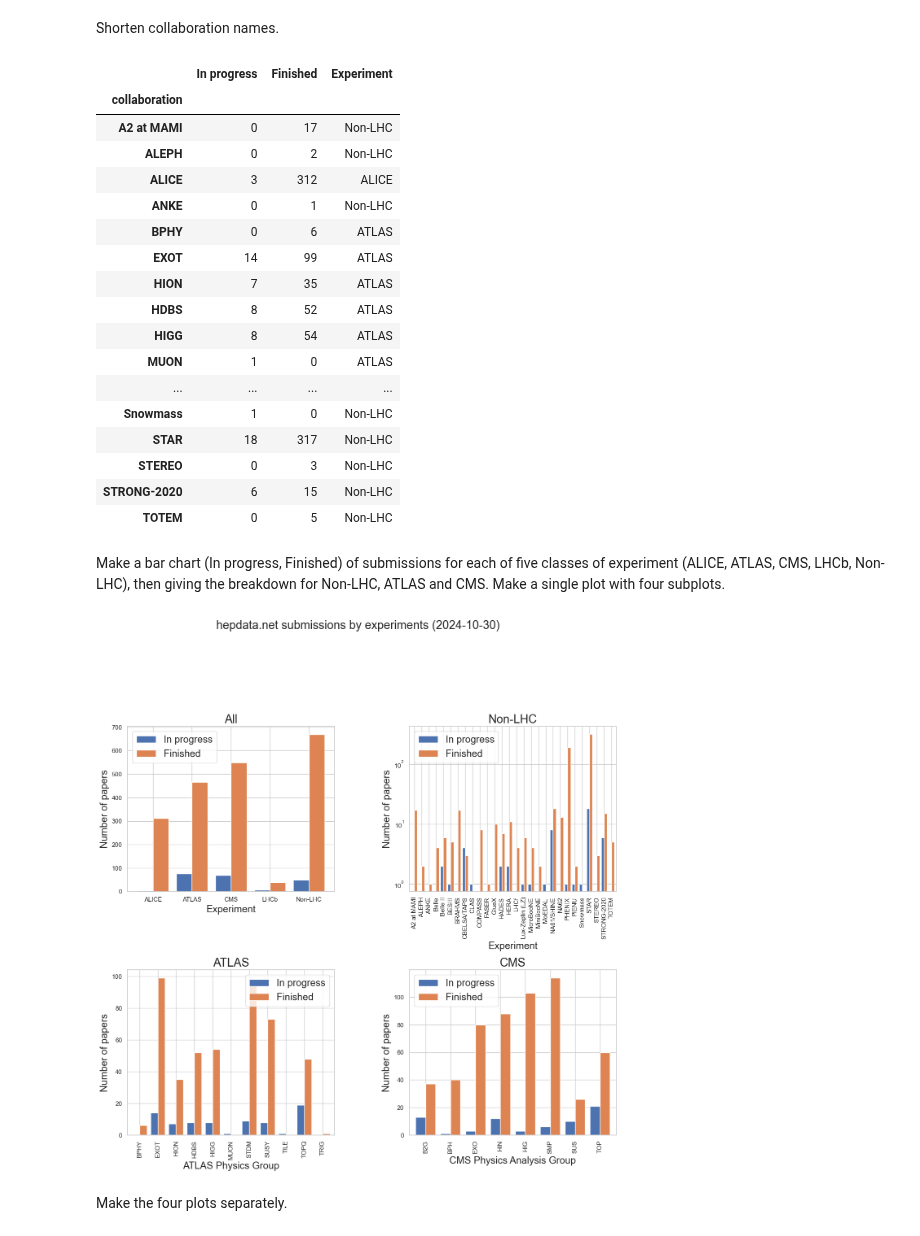
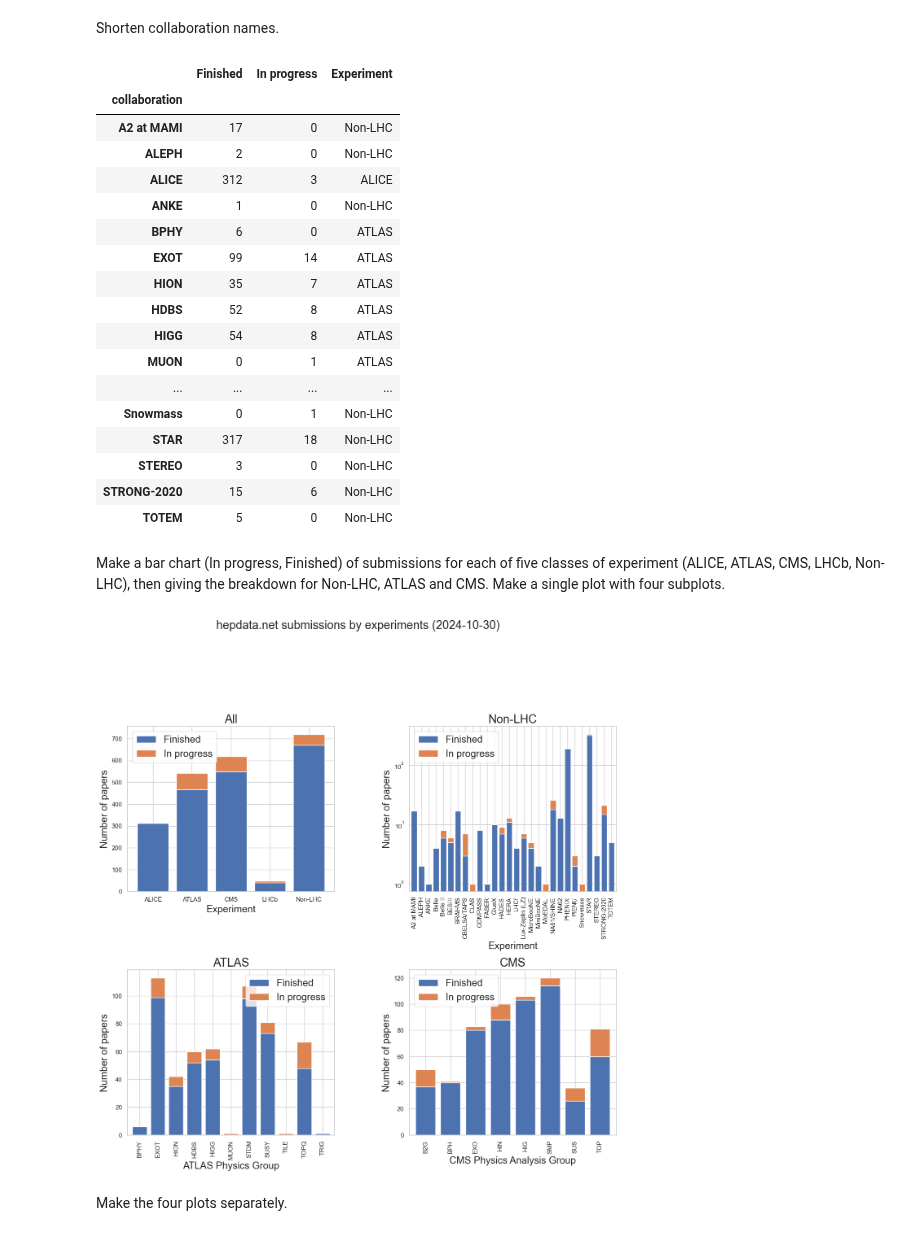
Before and after one commit to HEPData/miscellaneous, a Jupyter notebook: notebooks/plot_submissions_per_coordinator.ipynb, the cells around one changed output. Saved outputs shown, nothing was run; the diff lists cells and outputs as text; code cells hidden in the pictures.

```diff
--- a/notebooks/plot_submissions_per_coordinator.ipynb
+++ b/notebooks/plot_submissions_per_coordinator.ipynb
@@ -10,6 +10,8 @@ sns.set_theme(style='whitegrid')
 date = '2024-10-30'
 # %%
 df = pd.read_csv('submissions_per_coordinator_{}.csv'.format(date), index_col='collaboration', usecols=['collaboration', 'version', 'number_todo', 'number_finished'])
+# %%
+df = df.reindex(columns=['version', 'number_finished', 'number_todo'])
 # %%
 df.head()
 # %% [output]
@@ -23,7 +25,7 @@ df.head()
 # %% [markdown]
 Rename columns and drop `Geant4` and `IPPP Durham` collaborations.
 # %%
-df.rename(columns={'number_todo': 'In progress', 'number_finished': 'Finished'}, inplace=True)
+df.rename(columns={'number_finished': 'Finished', 'number_todo': 'In progress'}, inplace=True)
 # %%
 df = df.drop(['Geant4', 'IPPP Durham'])
 # %% [markdown]
@@ -113,53 +115,53 @@ df = df.rename(index={
 # %%
 df
 # %% [output]
-|  | In progress | Finished | Experiment |
+|  | Finished | In progress | Experiment |
 | collaboration |  |  |  |
-| A2 at MAMI | 0 | 17 | Non-LHC |
-| ALEPH | 0 | 2 | Non-LHC |
-| ALICE | 3 | 312 | ALICE |
-| ANKE | 0 | 1 | Non-LHC |
-| BPHY | 0 | 6 | ATLAS |
-| EXOT | 14 | 99 | ATLAS |
-| HION | 7 | 35 | ATLAS |
-| HDBS | 8 | 52 | ATLAS |
-| HIGG | 8 | 54 | ATLAS |
-| MUON | 1 | 0 | ATLAS |
+| A2 at MAMI | 17 | 0 | Non-LHC |
+| ALEPH | 2 | 0 | Non-LHC |
+| ALICE | 312 | 3 | ALICE |
+| ANKE | 1 | 0 | Non-LHC |
+| BPHY | 6 | 0 | ATLAS |
+| EXOT | 99 | 14 | ATLAS |
+| HION | 35 | 7 | ATLAS |
+| HDBS | 52 | 8 | ATLAS |
+| HIGG | 54 | 8 | ATLAS |
+| MUON | 0 | 1 | ATLAS |
 | ... | ... | ... | ... |
-| Snowmass | 1 | 0 | Non-LHC |
-| STAR | 18 | 317 | Non-LHC |
-| STEREO | 0 | 3 | Non-LHC |
-| STRONG-2020 | 6 | 15 | Non-LHC |
-| TOTEM | 0 | 5 | Non-LHC |
+| Snowmass | 0 | 1 | Non-LHC |
+| STAR | 317 | 18 | Non-LHC |
+| STEREO | 3 | 0 | Non-LHC |
+| STRONG-2020 | 15 | 6 | Non-LHC |
+| TOTEM | 5 | 0 | Non-LHC |
 # %% [markdown]
 Make a bar chart (In progress, Finished) of submissions for each of five classes of experiment (ALICE, ATLAS, CMS, LHCb, Non-LHC), then giving the breakdown for Non-LHC, ATLAS and CMS.  Make a single plot with four subplots.
 # %%
 experiments = ['All', 'Non-LHC', 'ATLAS', 'CMS']
 plt.figure(facecolor='white', figsize=(15,15))
 for sub in range(1, 5):
     ax = plt.subplot(2, 2, sub)
     experiment = experiments[sub-1]
     if experiment == 'All':
-        df_experiment.plot(kind='bar', rot=0, ax=ax, width=0.8)
+        df_experiment.plot(kind='bar', rot=0, ax=ax, width=0.8, stacked=True)
         plt.xlabel('Experiment', fontsize='x-large')
     else:
-        df[df['Experiment'] == experiment].plot(kind='bar', rot=90, ax=ax, width=0.8)
+        df[df['Experiment'] == experiment].plot(kind='bar', rot=90, ax=ax, width=0.8, stacked=True)
         if experiment == 'ATLAS':
             plt.xlabel('ATLAS Physics Group', fontsize='x-large')
         elif experiment == 'CMS':
             plt.xlabel('CMS Physics Analysis Group', fontsize='x-large')
         else:
             plt.yscale("log")  # due to large number of STAR submissions
             plt.xlabel('Experiment', fontsize='x-large')
     plt.ylabel('Number of papers', fontsize='x-large')
     plt.title('{}'.format(experiment), fontsize='xx-large')
     plt.legend(fontsize='x-large')
 plt.suptitle('hepdata.net submissions by experiments ({})'.format(date), fontsize='xx-large')
 plt.tight_layout(pad=7, h_pad=1)
 plt.savefig('submissions_{}.png'.format(date))
 plt.show()
 # %% [output]
-[figure, old version]
+[figure, new version]
 # %% [markdown]
 Make the four plots separately.
 # %%
```
Also changed, not shown: parts of 5 cells of this notebook.
